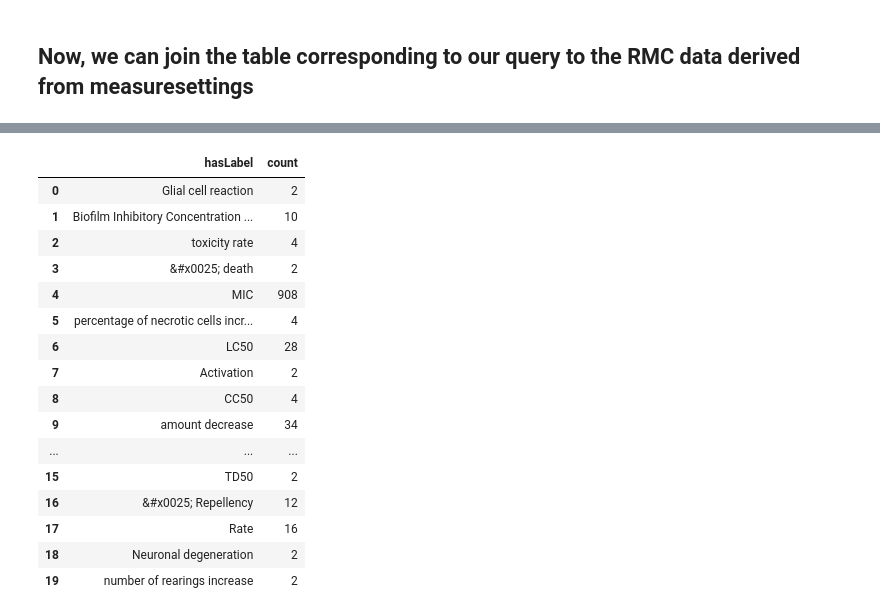
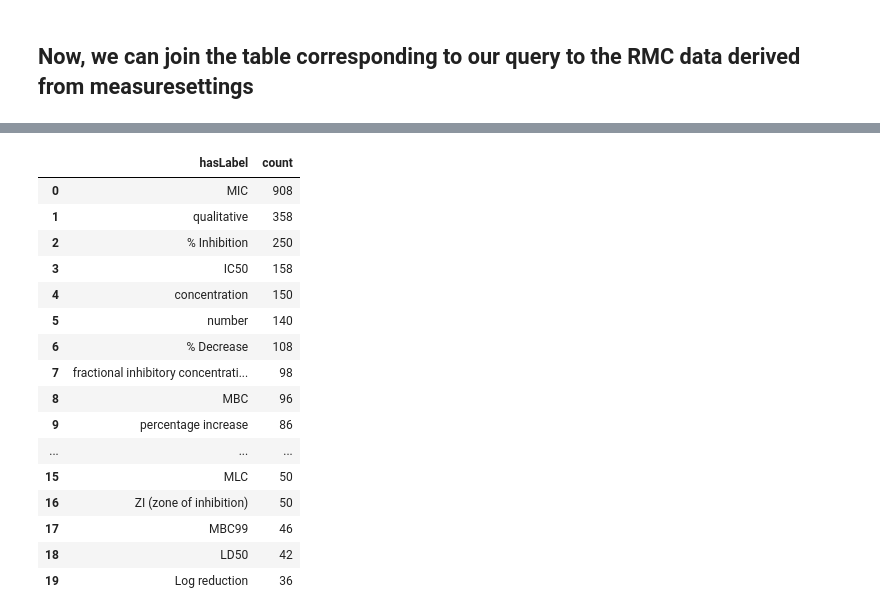
Before and after one commit to tim-elsevier/demos, a Jupyter notebook: linking.ipynb, the cells around one changed output, grey strips where cells are left out. Saved outputs shown, nothing was run; the diff lists cells and outputs as text; code cells hidden in the pictures.

```diff
--- a/linking.ipynb
+++ b/linking.ipynb
@@ -58,6 +60,13 @@ def show_top(df, records=10):
     display the top n records in a table
     """
     display({'text/html': df.limit(records).toPandas().to_html()}, raw=True)
+# %%
+from IPython.core.display import HTML
+def show_top(df, records=10):
+    """
+    display the top n records in a table
+    """
+    display(HTML(df.limit(records).toPandas().to_html(escape=False)))
 # %% [markdown]
 ## Resnet to Reaxys
 # %%
@@ -257,22 +266,22 @@ show_top(rmc_for_query)
 | 8 | iri:uniprot/CHEMBL29411 | https://data.elsevier.com/lifesci... | https://data.elsevier.com/lifesci... | Listerine | https://data.elsevier.com/lifesci... | carvacrol | ... |
 | 9 | iri:uniprot/CHEMBL29411 | https://data.elsevier.com/lifesci... | https://data.elsevier.com/lifesci... | thymol | https://data.elsevier.com/lifesci... | carvacrol | ... |
 # %%
-show_top(rmc_for_query.groupBy('hasLabel').count(), 20)
+show_top(rmc_for_query.groupBy('hasLabel').count().orderBy('count', ascending=False), 20)
 # %% [output]
 |  | hasLabel | count |
-| 0 | Glial cell reaction | 2 |
-| 1 | Biofilm Inhibitory Concentration ... | 10 |
-| 2 | toxicity rate | 4 |
-| 3 | &#x0025; death | 2 |
-| 4 | MIC | 908 |
-| 5 | percentage of necrotic cells incr... | 4 |
-| 6 | LC50 | 28 |
-| 7 | Activation | 2 |
-| 8 | CC50 | 4 |
-| 9 | amount decrease | 34 |
+| 0 | MIC | 908 |
+| 1 | qualitative | 358 |
+| 2 | % Inhibition | 250 |
+| 3 | IC50 | 158 |
+| 4 | concentration | 150 |
+| 5 | number | 140 |
+| 6 | % Decrease | 108 |
+| 7 | fractional inhibitory concentrati... | 98 |
+| 8 | MBC | 96 |
+| 9 | percentage increase | 86 |
 | ... | ... | ... |
-| 15 | TD50 | 2 |
-| 16 | &#x0025; Repellency | 12 |
-| 17 | Rate | 16 |
-| 18 | Neuronal degeneration | 2 |
-| 19 | number of rearings increase | 2 |
+| 15 | MLC | 50 |
+| 16 | ZI (zone of inhibition) | 50 |
+| 17 | MBC99 | 46 |
+| 18 | LD50 | 42 |
+| 19 | Log reduction | 36 |
```
Also changed, not shown: parts of 3 cells of this notebook.
